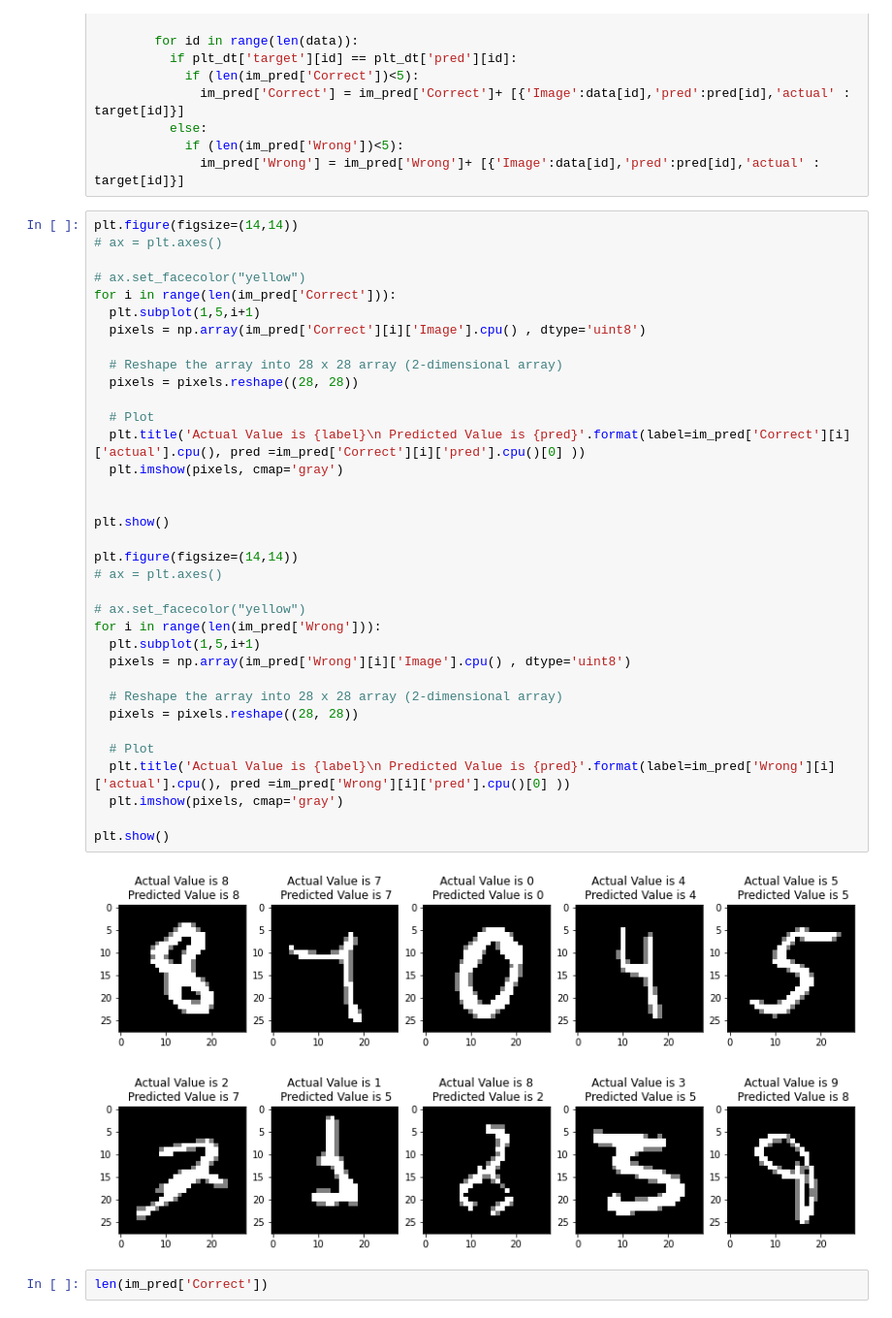
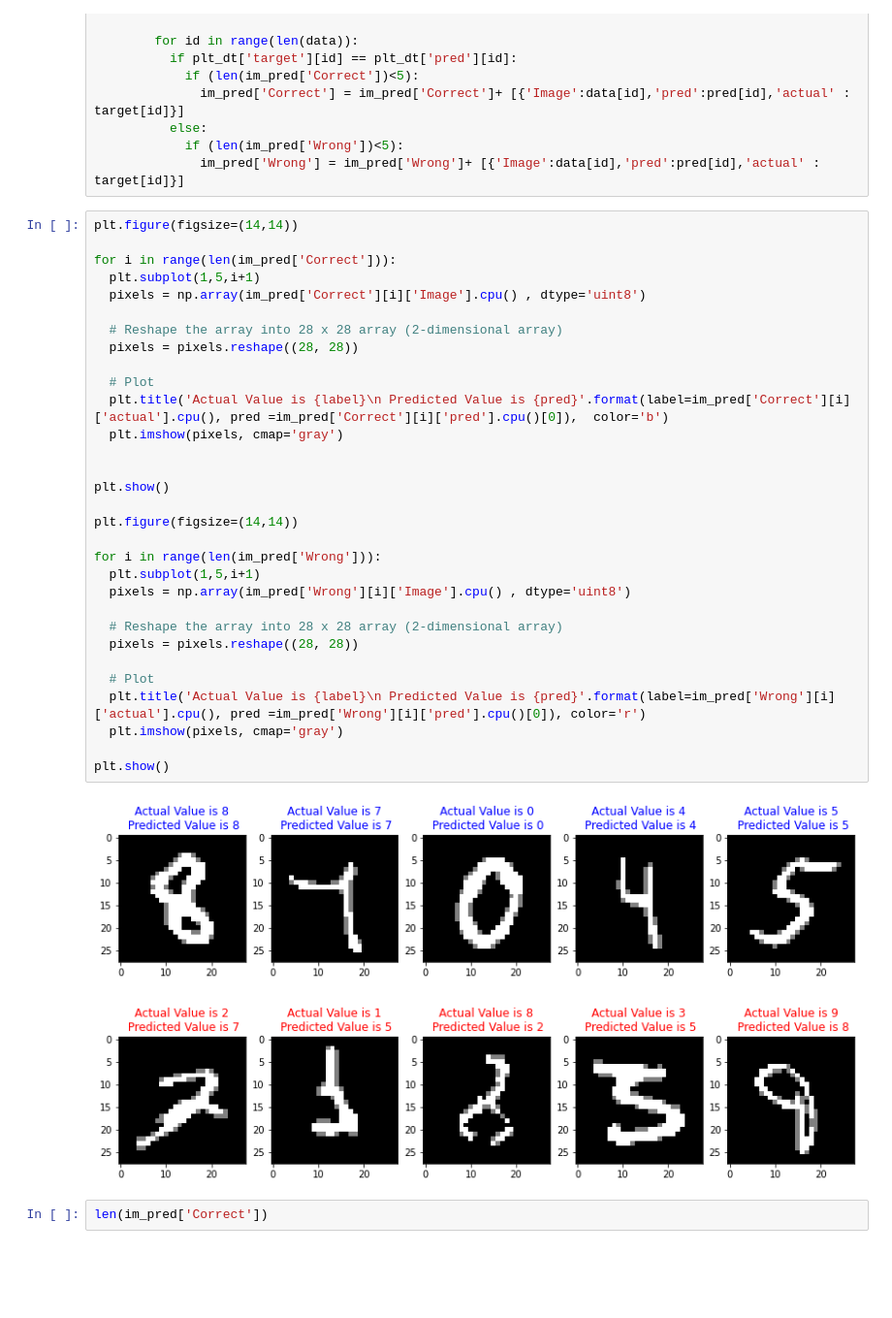
Before and after one commit to sarthak221995/TSAI_EVA6, a Jupyter notebook: Session 4/Session_4_Less_than_20k_Parameters FC 9952.ipynb, the cells around one changed output. Shown at 97% size. Drawn from its saved outputs; the diff is of its cells as text; blank space fills up the shorter version.

```diff
--- a/Session 4/Session_4_Less_than_20k_Parameters FC 9952.ipynb
+++ b/Session 4/Session_4_Less_than_20k_Parameters FC 9952.ipynb
@@ -319,42 +319,38 @@ with torch.no_grad():
               im_pred['Wrong'] = im_pred['Wrong']+ [{'Image':data[id],'pred':pred[id],'actual' : target[id]}]
 # %%
 plt.figure(figsize=(14,14))
-# ax = plt.axes()
 
-# ax.set_facecolor("yellow")
 for i in range(len(im_pred['Correct'])):
   plt.subplot(1,5,i+1)
   pixels = np.array(im_pred['Correct'][i]['Image'].cpu() , dtype='uint8')
 
   # Reshape the array into 28 x 28 array (2-dimensional array)
   pixels = pixels.reshape((28, 28))
 
   # Plot
-  plt.title('Actual Value is {label}\n Predicted Value is {pred}'.format(label=im_pred['Correct'][i]['actual'].cpu(), pred =im_pred['Correct'][i]['pred'].cpu()[0] ))
+  plt.title('Actual Value is {label}\n Predicted Value is {pred}'.format(label=im_pred['Correct'][i]['actual'].cpu(), pred =im_pred['Correct'][i]['pred'].cpu()[0]),  color='b')
   plt.imshow(pixels, cmap='gray')
 
 
 plt.show()
 
 plt.figure(figsize=(14,14))
-# ax = plt.axes()
 
-# ax.set_facecolor("yellow")
 for i in range(len(im_pred['Wrong'])):
   plt.subplot(1,5,i+1)
   pixels = np.array(im_pred['Wrong'][i]['Image'].cpu() , dtype='uint8')
 
   # Reshape the array into 28 x 28 array (2-dimensional array)
   pixels = pixels.reshape((28, 28))
 
   # Plot
-  plt.title('Actual Value is {label}\n Predicted Value is {pred}'.format(label=im_pred['Wrong'][i]['actual'].cpu(), pred =im_pred['Wrong'][i]['pred'].cpu()[0] ))
+  plt.title('Actual Value is {label}\n Predicted Value is {pred}'.format(label=im_pred['Wrong'][i]['actual'].cpu(), pred =im_pred['Wrong'][i]['pred'].cpu()[0]), color='r')
   plt.imshow(pixels, cmap='gray')
 
 plt.show()
 # %% [output]
-[figure, old version]
+[figure, new version]
-[figure, old version]
+[figure, new version]
 # %%
 len(im_pred['Correct'])
 # %% [output]
```
Also changed, not shown: 6 other files.
